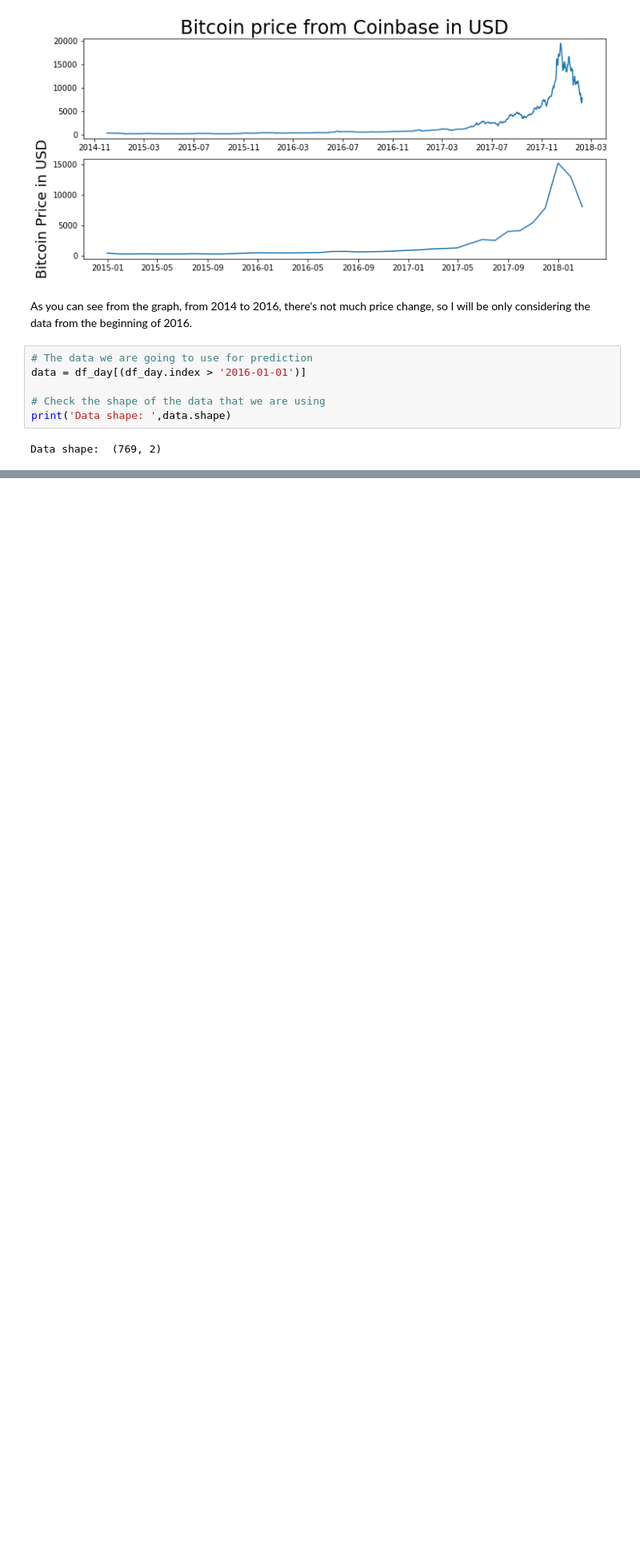
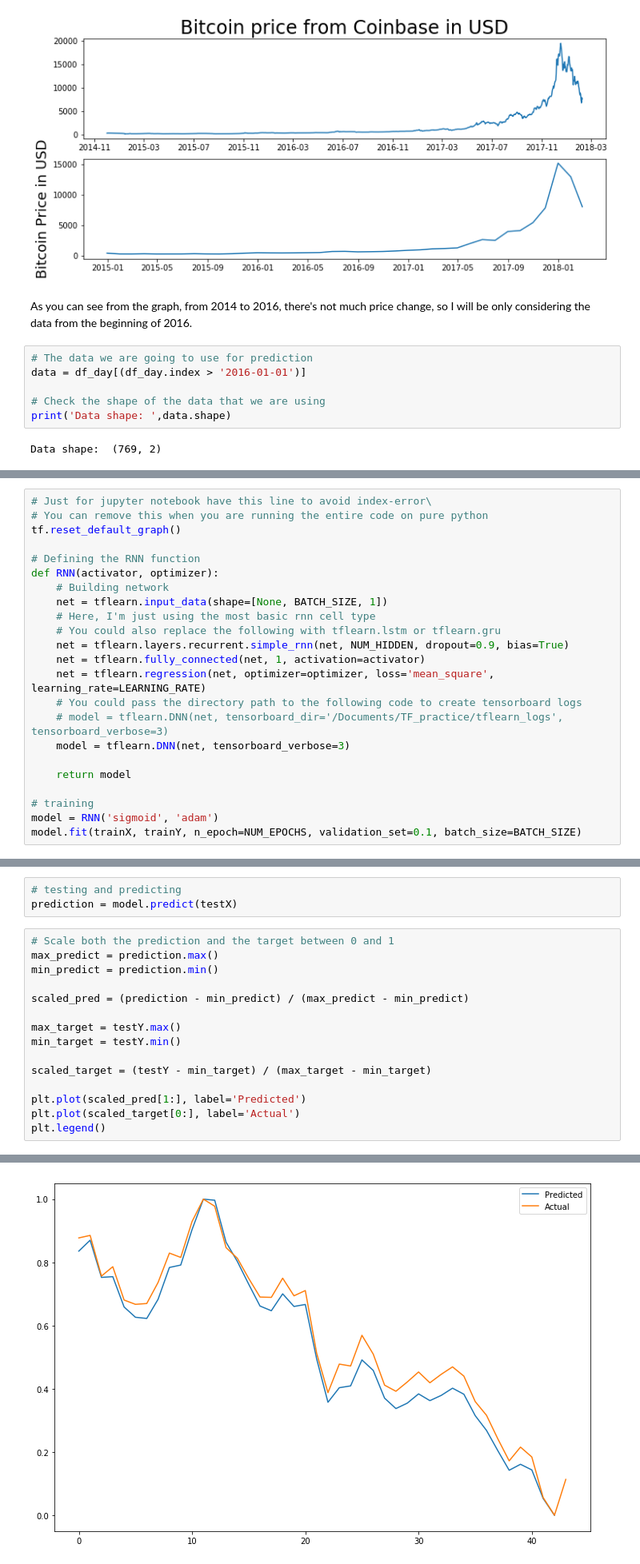
Before and after one commit to shonaka/DeepLearning, a Jupyter notebook: TF03_RNN.ipynb, the cells around one changed output, grey strips where cells are left out. Shown at 80% size. Cells and saved outputs as stored; diff of their text form; blank space fills up the shorter version.

Commit message:
Added a simple RNN implementation on the jupyter notebook

```diff
--- a/TF03_RNN.ipynb
+++ b/TF03_RNN.ipynb
@@ -216,0 +250,23 @@ Now since we have defined the variables and placeholders, let's start making the
+# %%
+# Just for jupyter notebook have this line to avoid index-error\
+# You can remove this when you are running the entire code on pure python
+tf.reset_default_graph()
+
+# Defining the RNN function
+def RNN(activator, optimizer):
+    # Building network
+    net = tflearn.input_data(shape=[None, BATCH_SIZE, 1])
+    # Here, I'm just using the most basic rnn cell type
+    # You could also replace the following with tflearn.lstm or tflearn.gru
+    net = tflearn.layers.recurrent.simple_rnn(net, NUM_HIDDEN, dropout=0.9, bias=True)
+    net = tflearn.fully_connected(net, 1, activation=activator)
+    net = tflearn.regression(net, optimizer=optimizer, loss='mean_square', learning_rate=LEARNING_RATE)
+    # You could pass the directory path to the following code to create tensorboard logs
+    # model = tflearn.DNN(net, tensorboard_dir='/Documents/TF_practice/tflearn_logs', tensorboard_verbose=3)
+    model = tflearn.DNN(net, tensorboard_verbose=3)
+
+    return model
+
+# training
+model = RNN('sigmoid', 'adam')
+model.fit(trainX, trainY, n_epoch=NUM_EPOCHS, validation_set=0.1, batch_size=BATCH_SIZE)
@@ -216,0 +279,19 @@ Now since we have defined the variables and placeholders, let's start making the
+# %%
+# testing and predicting
+prediction = model.predict(testX)
+# %%
+# Scale both the prediction and the target between 0 and 1
+max_predict = prediction.max()
+min_predict = prediction.min()
+
+scaled_pred = (prediction - min_predict) / (max_predict - min_predict)
+
+max_target = testY.max()
+min_target = testY.min()
+
+scaled_target = (testY - min_target) / (max_target - min_target)
+
+plt.plot(scaled_pred[1:], label='Predicted')
+plt.plot(scaled_target[0:], label='Actual')
+plt.legend()
+# %% [output]
@@ -216,0 +299 @@ Now since we have defined the variables and placeholders, let's start making the
+[figure, added]
```
Also changed, not shown: parts of 13 cells of this notebook.
